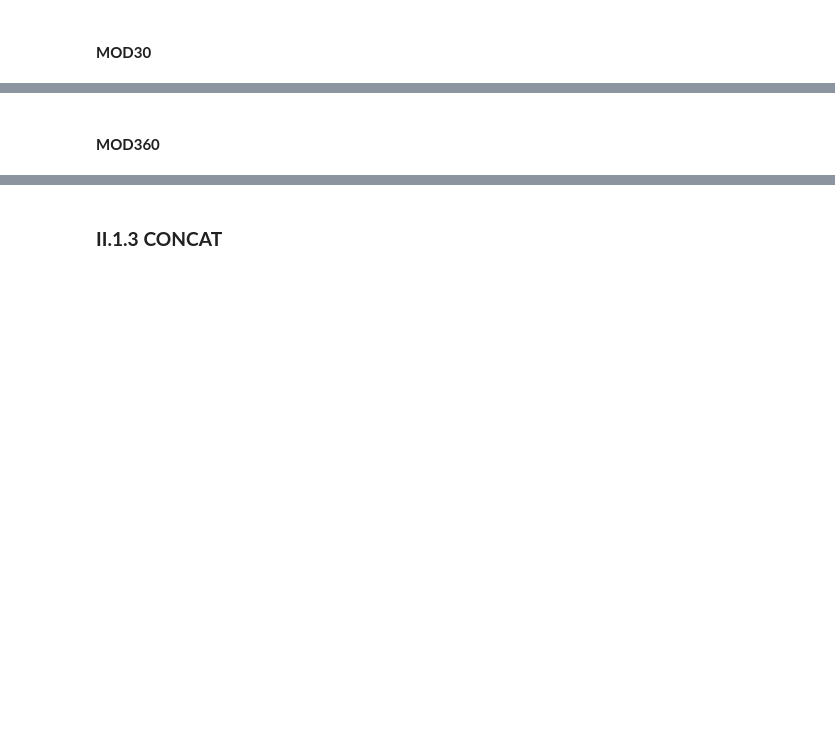
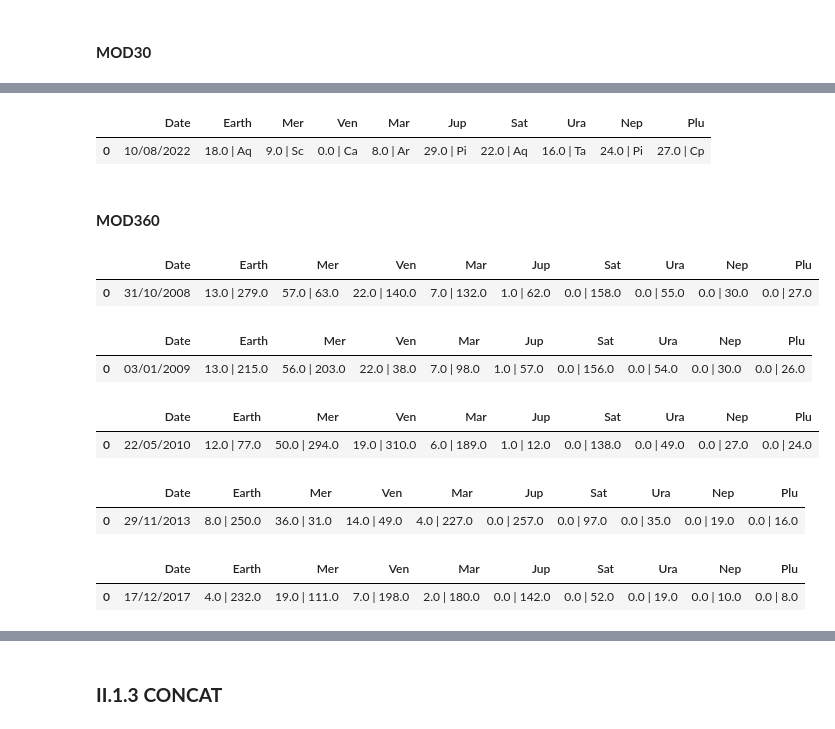
Before and after one commit to amirlehmam/MEMOIREPROPRE, a Jupyter notebook: PIPELINE.ipynb, the cells around one changed output, grey strips where cells are left out. Cells and saved outputs as stored; diff of their text form; code cells hidden in the pictures; blank space fills up the shorter version.

Commit message:
update
rounddown principally

Co-Authored-By: SDDOXX <110478687+SDDOXX@users.noreply.github.com>

```diff
--- a/PIPELINE.ipynb
+++ b/PIPELINE.ipynb
@@ -568,7 +583,11 @@ cumulative_14
 # %% [markdown]
 ### **II.1.2 MOD30 & 360**
 # %%
+import math
+
 today = datetime.strftime(datetime.now(), "%d/%m/%Y")
 
 result = helio[helio.Date == today]
+# all columns except one pandas (ROUNDDOWN)
+result = result.round()
 result
@@ -610,4 +630,6 @@ mod = pd.DataFrame({'Date': [today],
 
                                        })
 
-mod.round()
+
+mod = mod.round()
+mod
@@ -899,3 +925,6 @@ for col in mod.columns[1:]:
     mod0[col] = mod[col] + ' | ' + rrr[col] #.groupby('Date').agg('-'.join).reset_index()
 
 mod0
+# %% [output]
+|  | Date | Earth | Mer | Ven | Mar | Jup | Sat | Ura | Nep | Plu |
+| 0 | 10/08/2022 | 18.0 | Aq | 9.0 | Sc | 0.0 | Ca | 8.0 | Ar | 29.0 | Pi | 22.0 | Aq | 16.0 | Ta | 24.0 | Pi | 27.0 | Cp |
@@ -944,39 +971,42 @@ cumulative_div360_1 = pd.DataFrame({'Date': [selected_date],
 
                                        'Mar': (cumulative_1['Mar'] / 360),
 
                                        'Jup': (cumulative_1['Jup'] / 360),
 
                                        'Sat': (cumulative_1['Sat'] / 360),
 
                                        'Ura': (cumulative_1['Ura'] / 360),
 
                                        'Nep': (cumulative_1['Nep'] / 360),
 
                                        'Plu': (cumulative_1['Plu'] / 360),
 
                                        })
 
-# JOIN THE 2 DF
+# ROUNDDOWN
 
-cumulative_div360_1 = cumulative_div360_1.round(1)
-cumulative_mod360_1 = cumulative_mod360_1.round()
+cumulative_div360_1 = cumulative_div360_1.iloc[::, cumulative_div360_1.columns !='Date'].apply(np.floor)
+cumulative_mod360_1 = cumulative_mod360_1.iloc[::, cumulative_mod360_1.columns !='Date'].apply(np.floor)
 
 # STR
 
-for col in cumulative_div360_1.columns[1:]:
+for col in cumulative_div360_1.columns[::]:
      cumulative_div360_1 = cumulative_div360_1.astype({col: str})
 
-for col in cumulative_mod360_1.columns[1:]:
+for col in cumulative_mod360_1.columns[::]:
      cumulative_mod360_1 = cumulative_mod360_1.astype({col: str})
 
 mod1 = pd.DataFrame({"Date": [selected_date]})
 
 # GROUPBY MANUALY
 
-for col in cumulative_div360_1.columns[1:]:
+for col in cumulative_div360_1.columns[::]:
     mod1[col] = cumulative_div360_1[col] + ' | ' + cumulative_mod360_1[col] #.groupby('Date').agg('-'.join).reset_index()
 
 mod1
+# %% [output]
+|  | Date | Earth | Mer | Ven | Mar | Jup | Sat | Ura | Nep | Plu |
+| 0 | 31/10/2008 | 13.0 | 279.0 | 57.0 | 63.0 | 22.0 | 140.0 | 7.0 | 132.0 | 1.0 | 62.0 | 0.0 | 158.0 | 0.0 | 55.0 | 0.0 | 30.0 | 0.0 | 27.0 |
 # %%
 # 2
 
@@ -1032,25 +1062,28 @@ cumulative_div360_2 = pd.DataFrame({'Date': [selected_date],
 
 # JOIN THE 2 DF
 
-cumulative_div360_2 = cumulative_div360_2.round(1)
-cumulative_mod360_2 = cumulative_mod360_2.round()
+cumulative_div360_2 = cumulative_div360_2.iloc[::, cumulative_div360_2.columns !='Date'].apply(np.floor)
+cumulative_mod360_2 = cumulative_mod360_2.iloc[::, cumulative_mod360_2.columns !='Date'].apply(np.floor)
 
 # STR
 
-for col in cumulative_div360_2.columns[1:]:
+for col in cumulative_div360_2.columns[::]:
      cumulative_div360_2 = cumulative_div360_2.astype({col: str})
 
-for col in cumulative_mod360_2.columns[1:]:
+for col in cumulative_mod360_2.columns[::]:
      cumulative_mod360_2 = cumulative_mod360_2.astype({col: str})
 
 mod2 = pd.DataFrame({"Date": [selected_date]})
 
 # GROUPBY MANUALY
 
-for col in cumulative_div360_2.columns[1:]:
+for col in cumulative_div360_2.columns[::]:
     mod2[col] = cumulative_div360_2[col] + ' | ' + cumulative_mod360_2[col] #.groupby('Date').agg('-'.join).reset_index()
 
 mod2
+# %% [output]
+|  | Date | Earth | Mer | Ven | Mar | Jup | Sat | Ura | Nep | Plu |
+| 0 | 03/01/2009 | 13.0 | 215.0 | 56.0 | 203.0 | 22.0 | 38.0 | 7.0 | 98.0 | 1.0 | 57.0 | 0.0 | 156.0 | 0.0 | 54.0 | 0.0 | 30.0 | 0.0 | 26.0 |
 # %%
 # 3
 
@@ -1106,25 +1139,28 @@ cumulative_div360_3 = pd.DataFrame({'Date': [selected_date],
 
 # JOIN THE 2 DF
 
-cumulative_div360_3 = cumulative_div360_3.round(1)
-cumulative_mod360_3 = cumulative_mod360_3.round()
+cumulative_div360_3 = cumulative_div360_3.iloc[::, cumulative_div360_3.columns !='Date'].apply(np.floor)
+cumulative_mod360_3 = cumulative_mod360_3.iloc[::, cumulative_mod360_3.columns !='Date'].apply(np.floor)
 
 # STR
 
-for col in cumulative_div360_3.columns[1:]:
+for col in cumulative_div360_3.columns[::]:
      cumulative_div360_3 = cumulative_div360_3.astype({col: str})
 
-for col in cumulative_mod360_3.columns[1:]:
+for col in cumulative_mod360_3.columns[::]:
      cumulative_mod360_3 = cumulative_mod360_3.astype({col: str})
 
 mod3 = pd.DataFrame({"Date": [selected_date]})
 
 # GROUPBY MANUALY
 
-for col in cumulative_div360_3.columns[1:]:
+for col in cumulative_div360_3.columns[::]:
     mod3[col] = cumulative_div360_3[col] + ' | ' + cumulative_mod360_3[col] #.groupby('Date').agg('-'.join).reset_index()
 
 mod3
+# %% [output]
+|  | Date | Earth | Mer | Ven | Mar | Jup | Sat | Ura | Nep | Plu |
+| 0 | 22/05/2010 | 12.0 | 77.0 | 50.0 | 294.0 | 19.0 | 310.0 | 6.0 | 189.0 | 1.0 | 12.0 | 0.0 | 138.0 | 0.0 | 49.0 | 0.0 | 27.0 | 0.0 | 24.0 |
 # %%
 # 4
 
@@ -1180,25 +1216,28 @@ cumulative_div360_4 = pd.DataFrame({'Date': [selected_date],
 
 # JOIN THE 2 DF
 
-cumulative_div360_4 = cumulative_div360_4.round(1)
-cumulative_mod360_4 = cumulative_mod360_4.round()
+cumulative_div360_4 = cumulative_div360_4.iloc[::, cumulative_div360_4.columns !='Date'].apply(np.floor)
+cumulative_mod360_4 = cumulative_mod360_4.iloc[::, cumulative_mod360_4.columns !='Date'].apply(np.floor)
 
 # STR
 
-for col in cumulative_div360_4.columns[1:]:
+for col in cumulative_div360_4:
      cumulative_div360_4 = cumulative_div360_4.astype({col: str})
 
-for col in cumulative_mod360_4.columns[1:]:
+for col in cumulative_mod360_4:
      cumulative_mod360_4 = cumulative_mod360_4.astype({col: str})
 
 mod4 = pd.DataFrame({"Date": [selected_date]})
 
 # GROUPBY MANUALY
 
-for col in cumulative_div360_4.columns[1:]:
+for col in cumulative_div360_4.columns[::]:
     mod4[col] = cumulative_div360_4[col] + ' | ' + cumulative_mod360_4[col] #.groupby('Date').agg('-'.join).reset_index()
 
 mod4
+# %% [output]
+|  | Date | Earth | Mer | Ven | Mar | Jup | Sat | Ura | Nep | Plu |
+| 0 | 29/11/2013 | 8.0 | 250.0 | 36.0 | 31.0 | 14.0 | 49.0 | 4.0 | 227.0 | 0.0 | 257.0 | 0.0 | 97.0 | 0.0 | 35.0 | 0.0 | 19.0 | 0.0 | 16.0 |
 # %%
 # 6
 
@@ -1254,25 +1293,28 @@ cumulative_div360_6 = pd.DataFrame({'Date': [selected_date],
 
 # JOIN THE 2 DF
 
-cumulative_div360_6 = cumulative_div360_6.round(1)
-cumulative_mod360_6 = cumulative_mod360_6.round()
+cumulative_div360_6 = cumulative_div360_6.iloc[::, cumulative_div360_6.columns !='Date'].apply(np.floor)
+cumulative_mod360_6 = cumulative_mod360_6.iloc[::, cumulative_mod360_6.columns !='Date'].apply(np.floor)
 
 # STR
 
-for col in cumulative_div360_6.columns[1:]:
+for col in cumulative_div360_6.columns[::]:
      cumulative_div360_6 = cumulative_div360_6.astype({col: str})
 
-for col in cumulative_mod360_6.columns[1:]:
+for col in cumulative_mod360_6.columns[::]:
      cumulative_mod360_6 = cumulative_mod360_6.astype({col: str})
 
 mod6 = pd.DataFrame({"Date": [selected_date]})
 
 # GROUPBY MANUALY
 
-for col in cumulative_div360_6.columns[1:]:
+for col in cumulative_div360_6.columns[::]:
     mod6[col] = cumulative_div360_6[col] + ' | ' + cumulative_mod360_6[col] #.groupby('Date').agg('-'.join).reset_index()
 
 mod6
+# %% [output]
+|  | Date | Earth | Mer | Ven | Mar | Jup | Sat | Ura | Nep | Plu |
+| 0 | 17/12/2017 | 4.0 | 232.0 | 19.0 | 111.0 | 7.0 | 198.0 | 2.0 | 180.0 | 0.0 | 142.0 | 0.0 | 52.0 | 0.0 | 19.0 | 0.0 | 10.0 | 0.0 | 8.0 |
 # %%
 # 7
 
```
Also changed, not shown: parts of 65 cells of this notebook.
